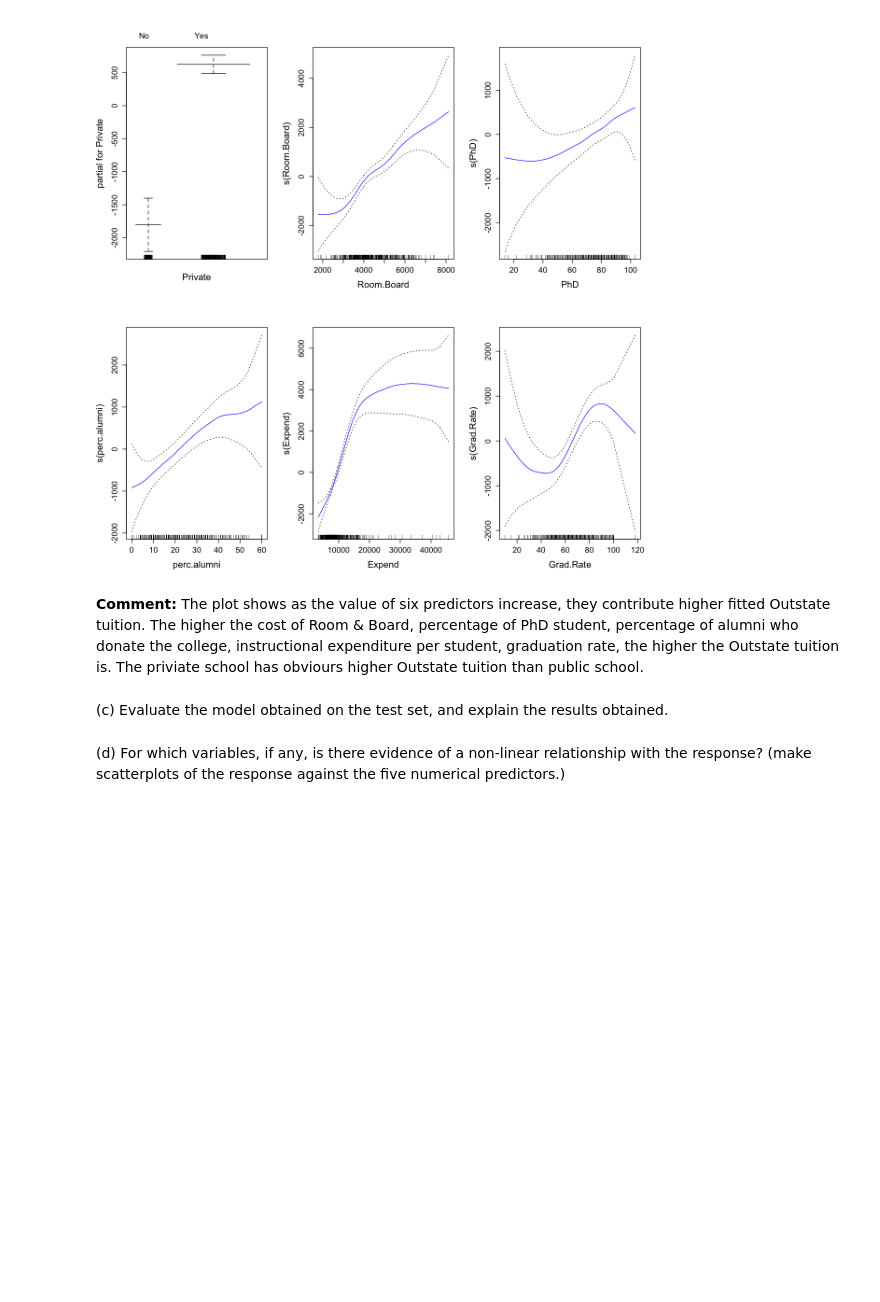
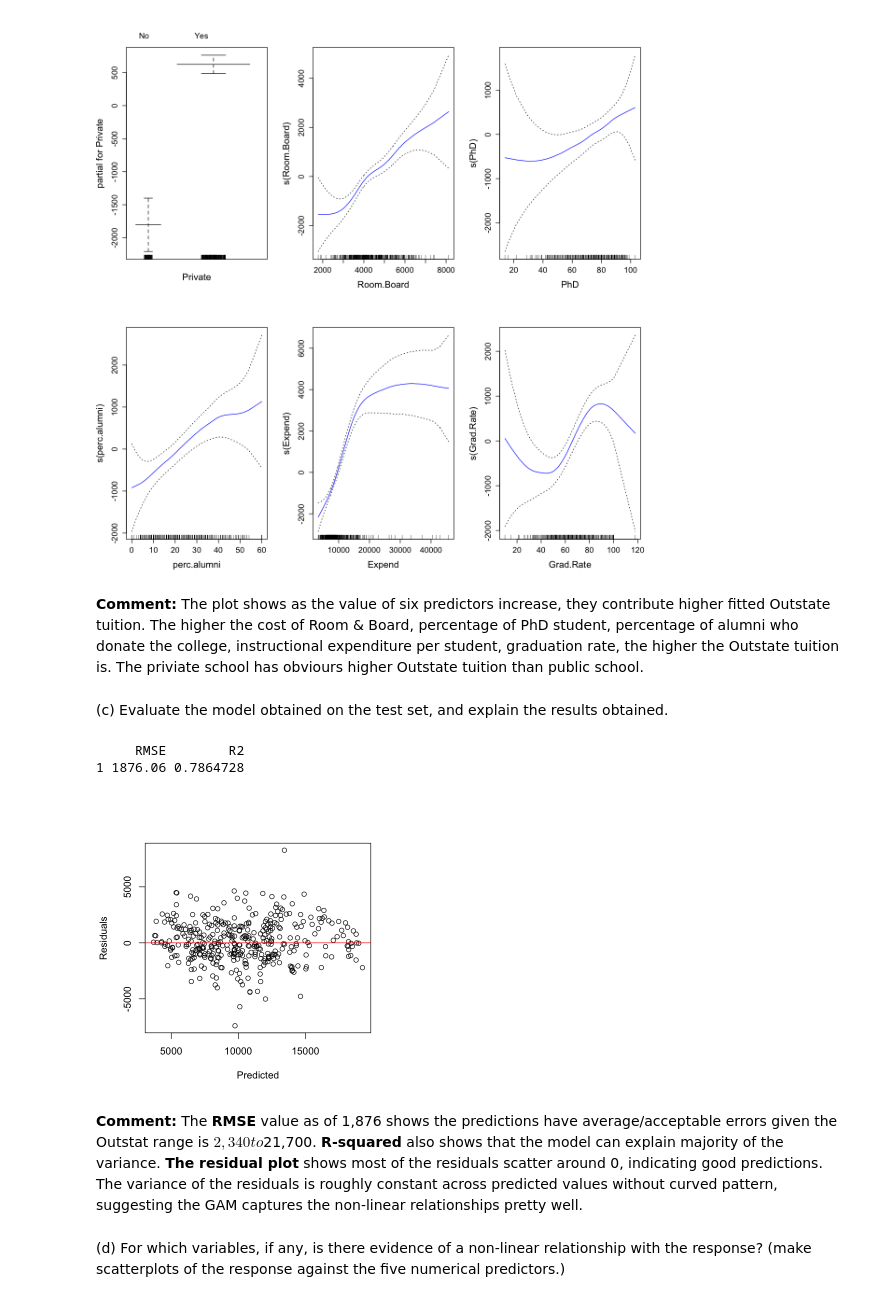
Before and after one commit to mw1296/DSAN5300, a Jupyter notebook: labs/lab-W07-non-linearity/lab7.ipynb, the cells around one changed output. Saved outputs shown, nothing was run; the diff lists cells and outputs as text; code cells hidden in the pictures; blank space fills up the shorter version.

```diff
--- a/labs/lab-W07-non-linearity/lab7.ipynb
+++ b/labs/lab-W07-non-linearity/lab7.ipynb
@@ -881,5 +869,31 @@ plot(gam_model, se = TRUE, col = "blue")
 **Comment:** The plot shows as the value of six predictors increase, they contribute higher fitted Outstate tuition. The higher the cost of Room & Board, percentage of PhD student, percentage of alumni who donate the college, instructional expenditure per student, graduation rate, the higher the Outstate tuition is. The priviate school has obviours higher Outstate tuition than public school.
 # %% [markdown]
 (c) Evaluate the model obtained on the test set, and explain the results obtained.
+# %%
+# make predictions
+predictions <- gam_model %>% predict(College[test,])
+
+# model performance
+print(data.frame(
+  RMSE = RMSE(predictions, College[test,]$Outstate),
+  R2 = R2(predictions, College[test,]$Outstate)
+))
+# %% [output]
+     RMSE        R2
+1 1876.06 0.7864728
+# %%
+# plot residuals
+options(repr.plot.width = 5, repr.plot.height = 5)
+
+residuals <- College[test,]$Outstate - predictions
+plot(predictions, residuals,
+     xlab="Predicted", ylab="Residuals")
+abline(h=0, col="red")
+# %% [output]
+[figure, added]
+# %% [markdown]
+**Comment:** The **RMSE** value as of 1,876 shows the predictions have average/acceptable errors given the Outstat range is $2,340 to $21,700.
+**R-squared** also shows that the model can explain majority of the variance.
+**The residual plot** shows most of the residuals scatter around 0, indicating good predictions. The variance of the residuals is roughly constant across predicted values without curved pattern, suggesting the GAM captures the non-linear relationships pretty well.
 # %% [markdown]
 (d) For which variables, if any, is there evidence of a non-linear relationship with the response? (make scatterplots of the response against the five numerical predictors.)
```
Also changed, not shown: parts of 1 cell of this notebook.
